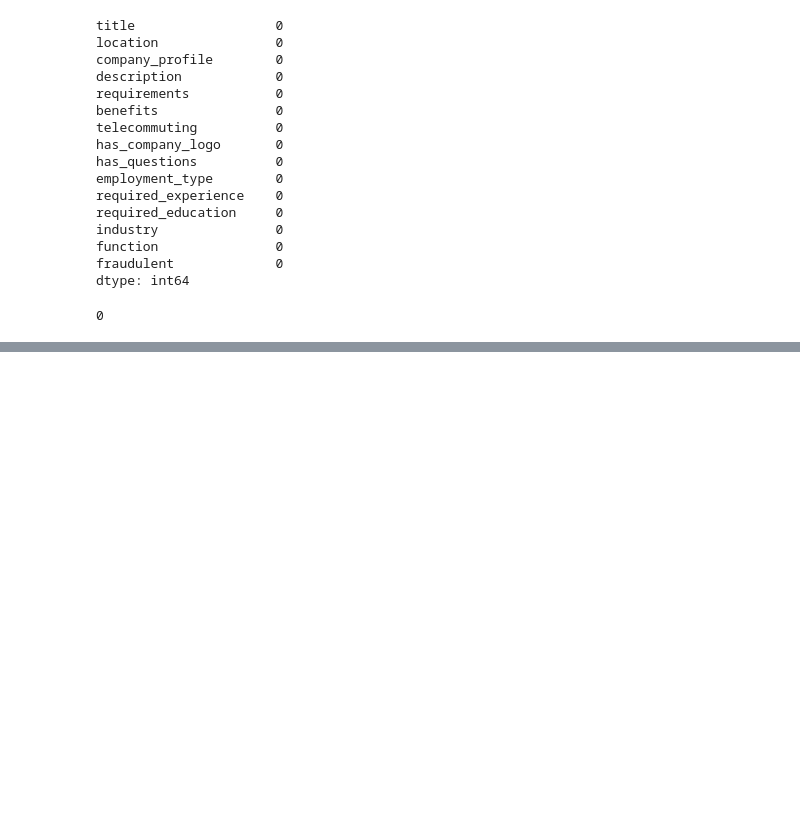
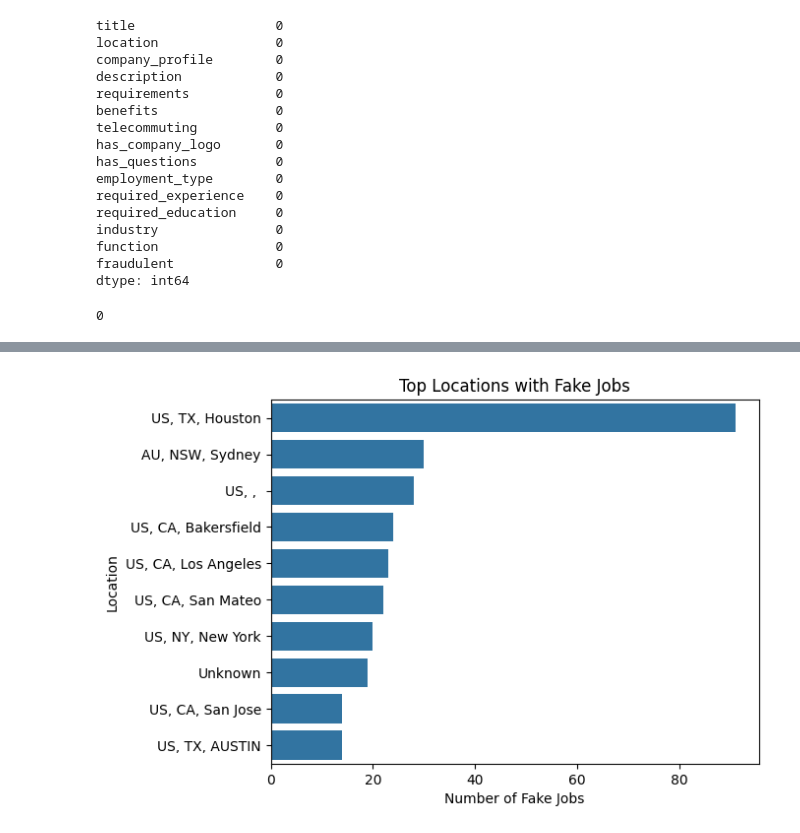
Before and after one commit to praneethdh/fake-job-analysis, a Jupyter notebook: notebook.ipynb, the cells around one changed output, grey strips where cells are left out. Cells and saved outputs as stored; diff of their text form; code cells hidden in the pictures; blank space fills up the shorter version.

```diff
--- a/notebook.ipynb
+++ b/notebook.ipynb
@@ -178,0 +190,11 @@ for col in cols_to_clean:
+# %%
+# Top locations with fake job
+fake_jobs = df[df["fraudulent"] == 1]
+top_locations = fake_jobs["location"].value_counts().head(10)
+sns.barplot(x=top_locations.values, y=top_locations.index)
+plt.title("Top Locations with Fake Jobs")
+plt.xlabel("Number of Fake Jobs")
+plt.ylabel("Location")
+plt.show()
+# %% [output]
+[figure, added]
```
Also changed, not shown: parts of 5 cells of this notebook.
